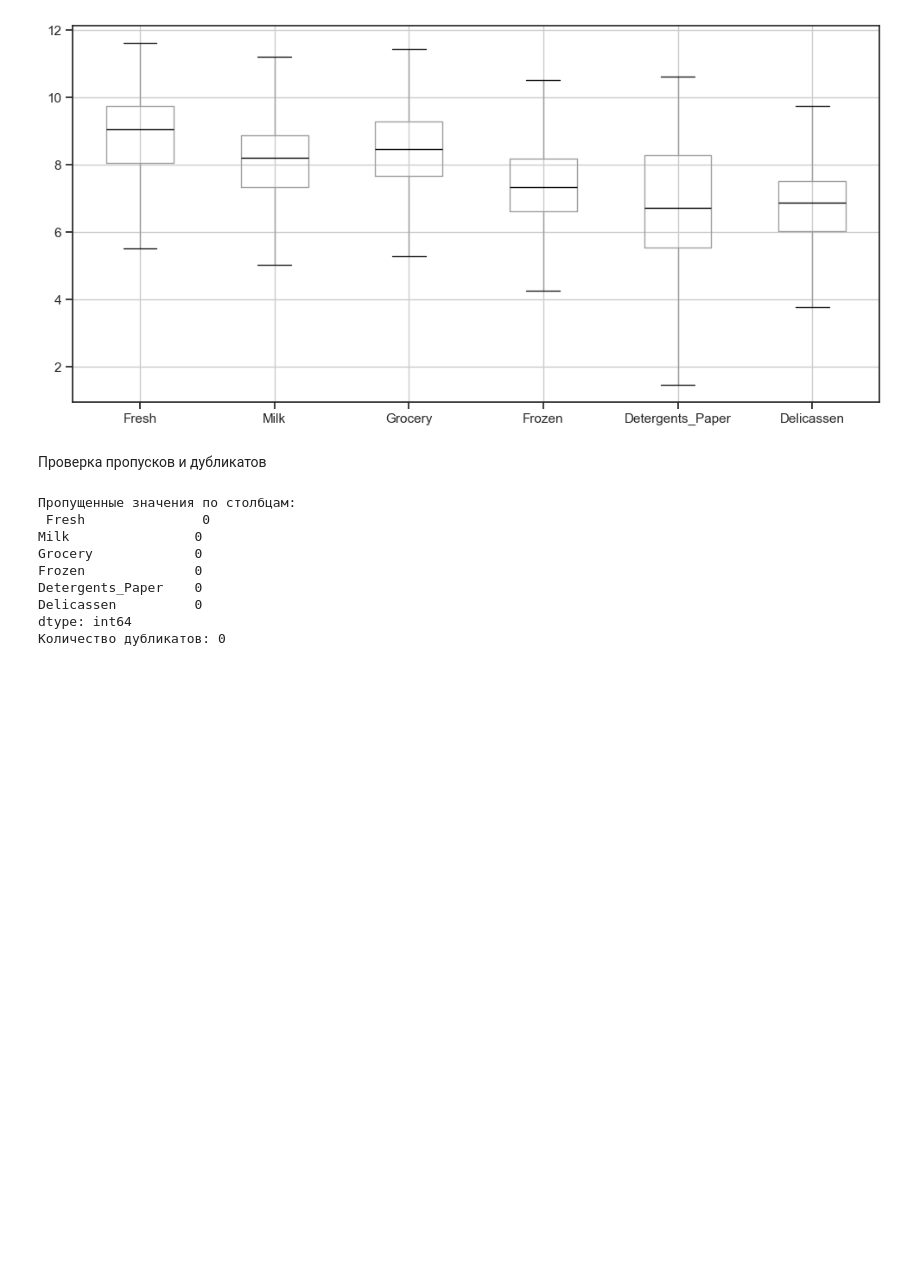
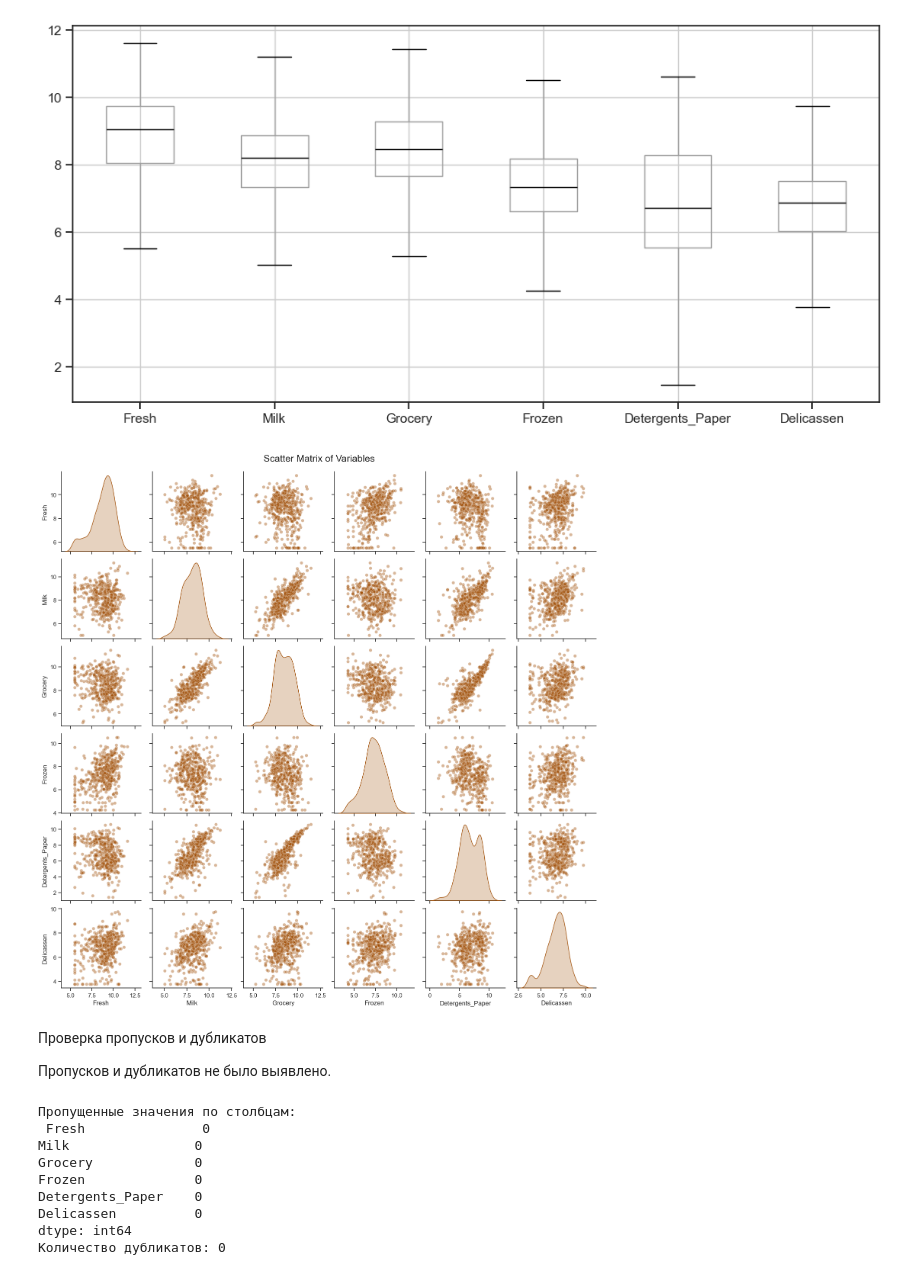
Before and after one commit to Awesome-autumn-weirdo/-------------, a Jupyter notebook: sales.ipynb, the cells around one changed output. Saved outputs shown, nothing was run; the diff lists cells and outputs as text; code cells hidden in the pictures; blank space fills up the shorter version.

```diff
--- a/sales.ipynb
+++ b/sales.ipynb
@@ -181,8 +234,19 @@ Delicassen (14 выбросов): [ 3.29583687  1.09861229  1.09861229  3.583518
  10.77776808  2.39789527  1.09861229  2.89037176  1.94591015  2.89037176
   3.09104245  3.61091791]
 [figure]
+# %%
+# Scatter Matrix после удаления выбросов
+sns.set(style='ticks', palette=sns.color_palette(["#9f4c03"]))
+scatter_matrix = sns.pairplot(df, diag_kind='kde', markers='o', plot_kws={'alpha':0.4})
+plt.subplots_adjust(top=0.95)
+scatter_matrix.fig.suptitle('Scatter Matrix of Variables', fontsize=18)
+plt.show()
+# %% [output]
+[figure, added]
 # %% [markdown]
 Проверка пропусков и дубликатов
+
+Пропусков и дубликатов не было выявлено.
 # %%
 print("Пропущенные значения по столбцам:\n", df.isnull().sum())
 print("Количество дубликатов:", df.duplicated().sum())
```
Also changed, not shown: parts of 13 cells of this notebook, 2 other files.
